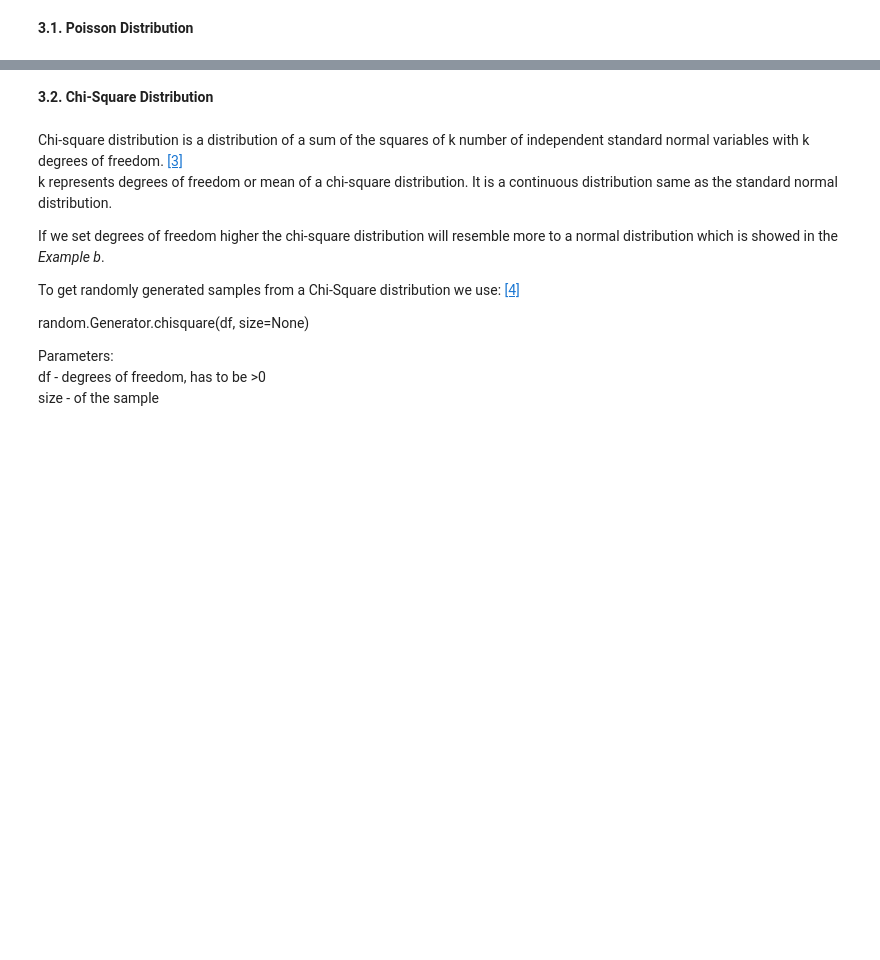
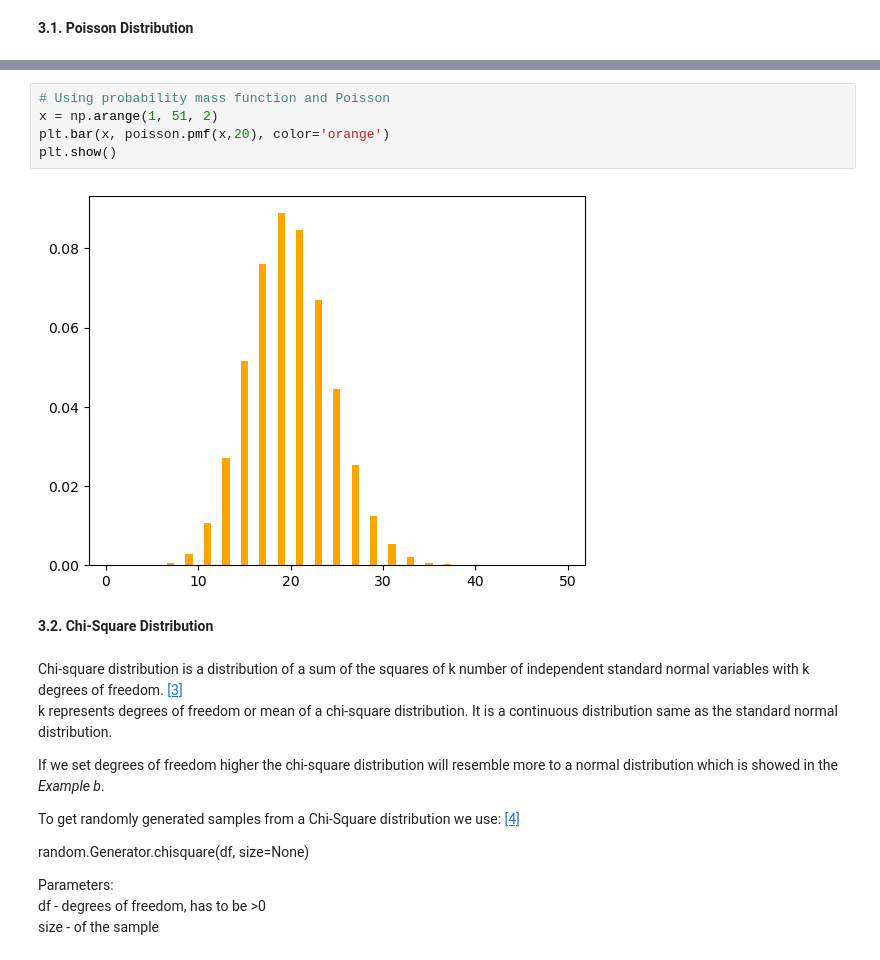
Before and after one commit to Tanja888/funddata-assessment, a Jupyter notebook: practicals/02-randomness-exercises.ipynb, the cells around one changed output, grey strips where cells are left out. Cells and saved outputs as stored; diff of their text form; blank space fills up the shorter version.

```diff
--- a/practicals/02-randomness-exercises.ipynb
+++ b/practicals/02-randomness-exercises.ipynb
@@ -450,3 +458,10 @@ plt.hist(s, color='#3b528b')
+# %%
+# Using probability mass function and Poisson
+x = np.arange(1, 51, 2)
+plt.bar(x, poisson.pmf(x,20), color='orange')
+plt.show()
+# %% [output]
+[figure, added]
 # %% [markdown]
 **3.2. Chi-Square Distribution**
 # %% [markdown]
```
Also changed, not shown: parts of 26 cells of this notebook.
